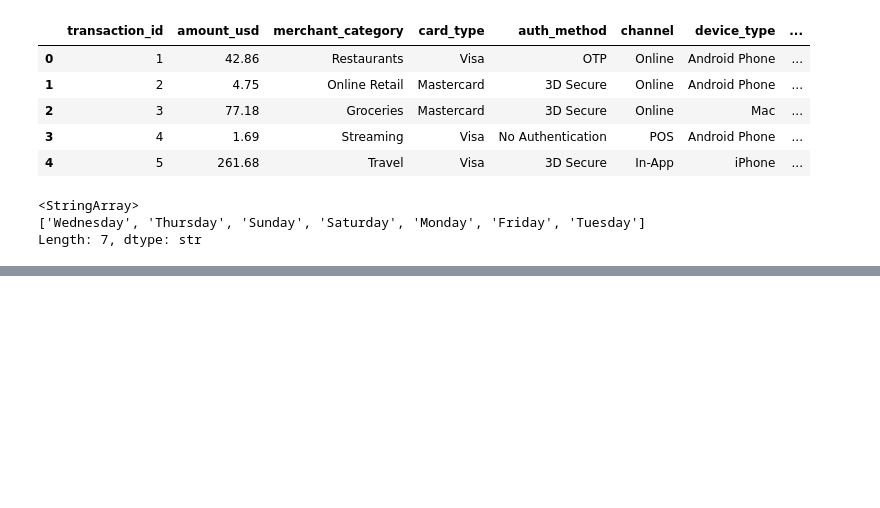
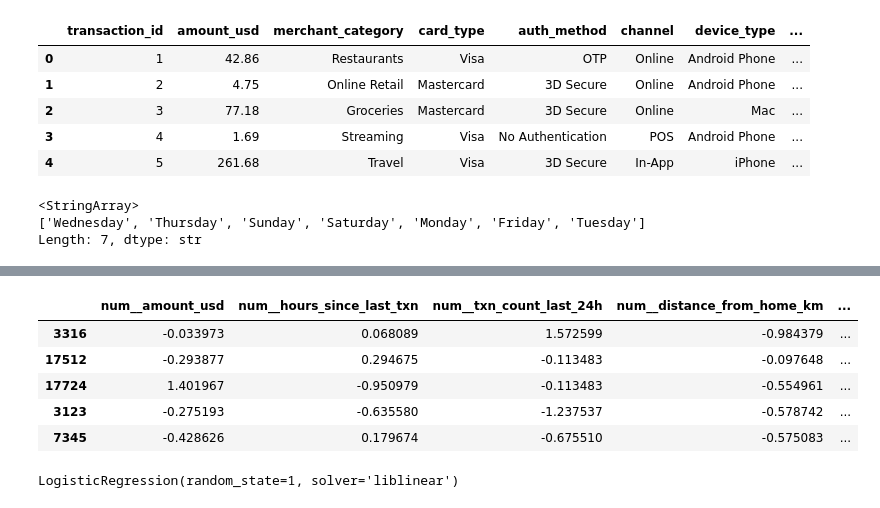
Before and after one commit to MasterGino7/MLZC2026MidTermProject, a Jupyter notebook: Credit Card Fraud Detection.ipynb, the cells around one changed output, grey strips where cells are left out. Saved outputs shown, nothing was run; the diff lists cells and outputs as text; code cells hidden in the pictures; blank space fills up the shorter version.

```diff
--- a/Credit Card Fraud Detection.ipynb
+++ b/Credit Card Fraud Detection.ipynb
@@ -105,0 +321,15 @@ df_mi = df_mi.sort_values(ascending=False).to_frame(name='MI')
+# %%
+df_train_processed.head()
+# %% [output]
+|  | num__amount_usd | num__hours_since_last_txn | num__txn_count_last_24h | num__distance_from_home_km | ... |
+| 3316 | -0.033973 | 0.068089 | 1.572599 | -0.984379 | ... |
+| 17512 | -0.293877 | 0.294675 | -0.113483 | -0.097648 | ... |
+| 17724 | 1.401967 | -0.950979 | -0.113483 | -0.554961 | ... |
+| 3123 | -0.275193 | -0.635580 | -1.237537 | -0.578742 | ... |
+| 7345 | -0.428626 | 0.179674 | -0.675510 | -0.575083 | ... |
+# %%
+#Let's try a logistic regression
+model = LogisticRegression(solver='liblinear', random_state=1)
+model.fit(X_train_final, y_train)
+# %% [output]
+LogisticRegression(random_state=1, solver='liblinear')
```
Also changed, not shown: parts of 18 cells of this notebook.
